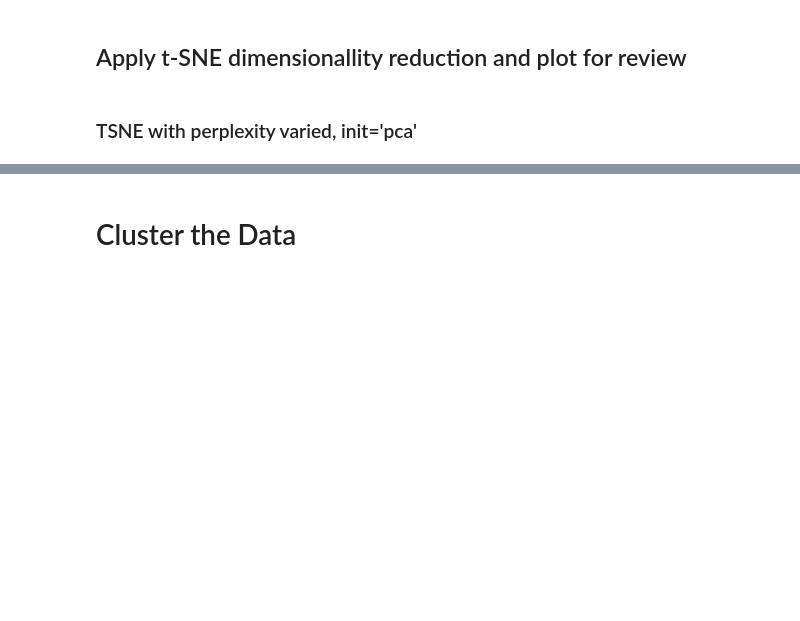
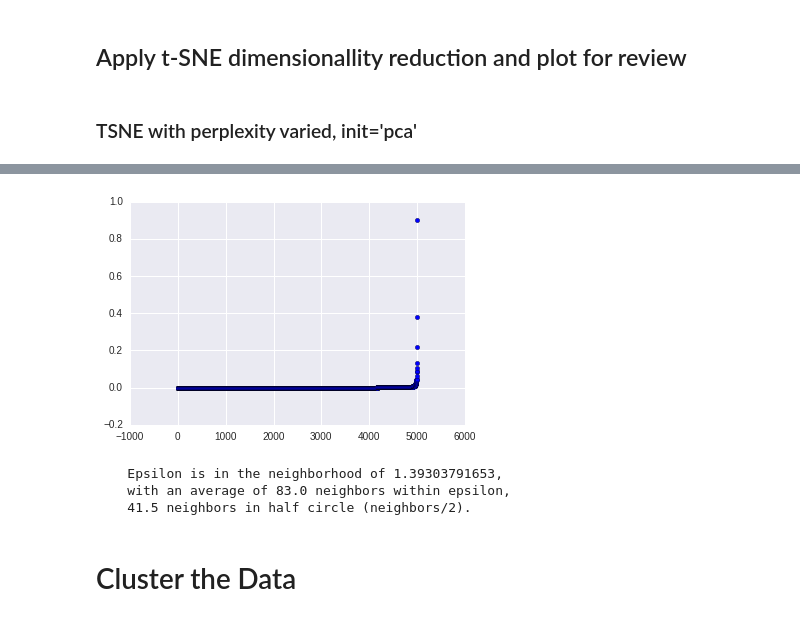
Before and after one commit to d-giles/KeplerML, a Jupyter notebook: Example_Workbook.ipynb, the cells around one changed output, grey strips where cells are left out. Cells and saved outputs as stored; diff of their text form; code cells hidden in the pictures; blank space fills up the shorter version.

```diff
--- a/Example_Workbook.ipynb
+++ b/Example_Workbook.ipynb
@@ -156,3 +157,55 @@ print(len(dataTSNE[0][:]))
+# %%
+%matplotlib inline
+def eps_est(data):
+    # distance array containing all distances
+    nbrs = NearestNeighbors(n_neighbors=1000, algorithm='ball_tree').fit(data)
+    distances, indices = nbrs.kneighbors(data)
+    # Distance to 200th nearest neighbor, using 200th instead of 4th because: ... reasons
+    distArr = distances[:,20]
+    distArr.sort()
+    pts = range(len(distArr))
+    plt.scatter(pts,distArr)
+    plt.show()
+    # The following looks for the first instance (past the mid point) where the mean of the following 50 points
+    # is at least 5% greater than the mean of the previous 50 points.
+    # Alternatively, perhaps a better method, we could consider the variance of the points and draw conclusions from that
+    number = 50
+    cutoff = 1.05
+    for i in range(number,len(pts)-number):
+        if np.mean(distArr[i+1:i+number])>=cutoff*np.mean(distArr[i-number:i-1]) and i>(len(pts)%2+len(pts))/2:
+
+            dbEps = distArr[i]
+            break
+
+    # Estimating nneighbors by finding the number of pts.
+    # that fall w/in our determined eps for each point.
+
+    count = np.zeros(len(pts))
+    for i in pts:
+        for dist in distances[i]:
+            if dist <= dbEps:
+                count[i]+=1
+
+    average = np.median(count)
+    sigma = np.std(count)
+    neighbors = average/2 # Divide by 2 for pts on the edges
+    print("""
+    Epsilon is in the neighborhood of %s,
+    with an average of %s neighbors within epsilon,
+    %s neighbors in half circle (neighbors/2).
+    """%(dbEps,average,neighbors))
+    return dbEps, neighbors
+
+def eps_est2(data):
+
+d=[[i[1][1],i[1][2]] for i in enumerate(dataTSNE)]
+eps_est(d)
+del d
+# %% [output]
+[figure, added]
+    Epsilon is in the neighborhood of 1.39303791653,
+    with an average of 83.0 neighbors within epsilon,
+    41.5 neighbors in half circle (neighbors/2).
 # %% [markdown]
 # Cluster the Data
 # %%
```
Also changed, not shown: parts of 5 cells of this notebook, 3 other files.
